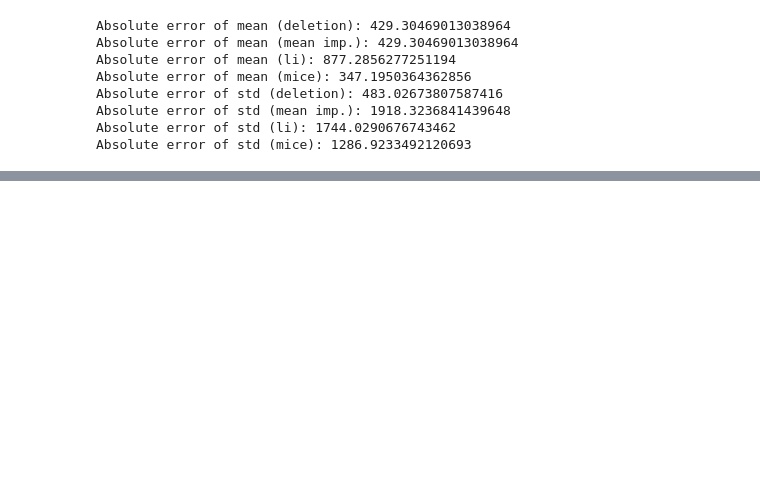
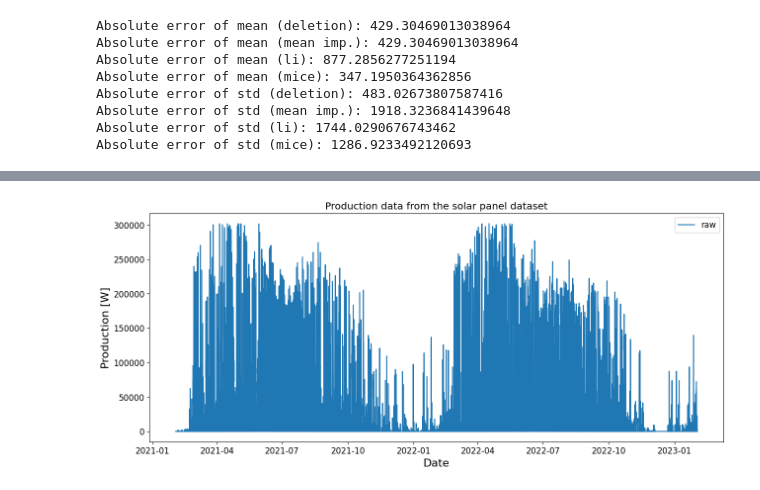
Before and after one commit to niloos/its8080-project-1, a Jupyter notebook: solar_data_analysis.ipynb, the cells around one changed output, grey strips where cells are left out. Cells and saved outputs as stored; diff of their text form; code cells hidden in the pictures; blank space fills up the shorter version.

```diff
--- a/solar_data_analysis.ipynb
+++ b/solar_data_analysis.ipynb
@@ -255,0 +310,11 @@ Absolute error of std (mice): 1286.9233492120693
+# %%
+# check raw data
+
+plt.figure(figsize=(15,6))
+plt.title("Production data from the solar panel dataset")
+p = sns.lineplot(data=df['raw'], label="raw")
+p.set_xlabel("Date", fontsize=16)
+p.set_ylabel("Production [W]", fontsize=16)
+plt.savefig("diagrams/diagram_production_data_all.pdf")
+# %% [output]
+[figure, added]
```
Also changed, not shown: parts of 30 cells of this notebook.
